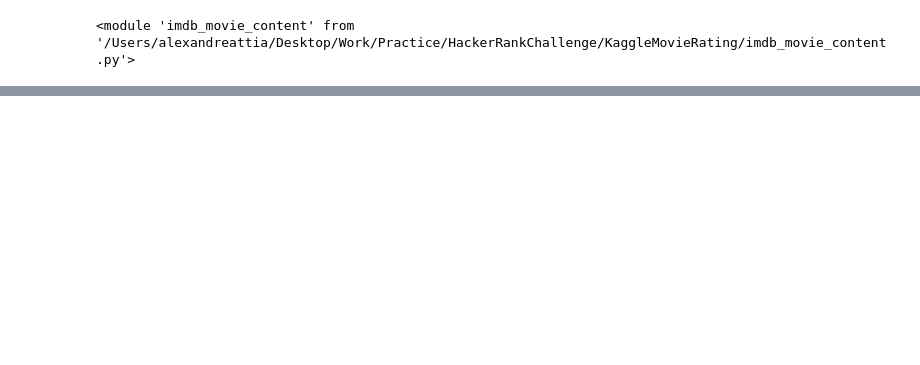
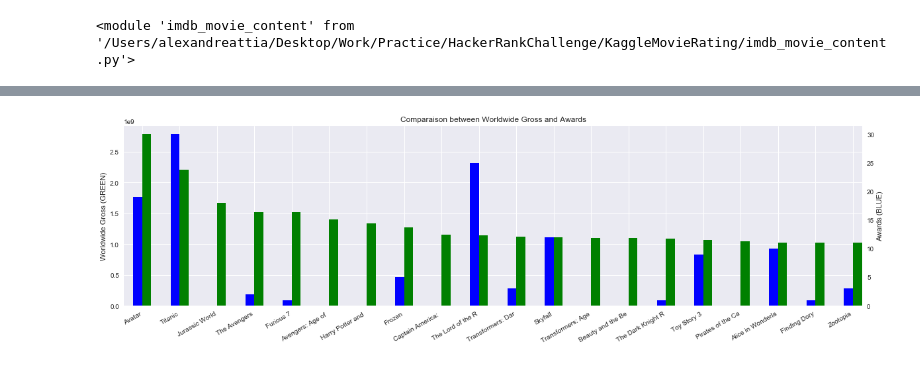
Before and after one commit to alexattia/Data-Science-Projects, a Jupyter notebook: KaggleMovieRating/Exploration.ipynb, the cells around one changed output, grey strips where cells are left out. Cells and saved outputs as stored; diff of their text form; code cells hidden in the pictures; blank space fills up the shorter version.

```diff
--- a/KaggleMovieRating/Exploration.ipynb
+++ b/KaggleMovieRating/Exploration.ipynb
@@ -48,0 +41,20 @@ plt.imshow(im)
+# %%
+sns.set()
+
+d = df.worldwide_gross.sort_values(ascending=False)[:20]
+e = len(award_columns) - df_awards[df_awards.index.isin(d.index)].isnull().sum(axis=1).reindex(d.index)
+margin = 0.05
+width = 4*(1.-2.*margin)/15
+fig = plt.figure(figsize=(20,5))
+ax = fig.add_subplot(111)
+ax2 = ax.twinx()
+d.plot(kind='bar', color='green', ax=ax, width=width, position=0)
+e.plot(kind='bar', color='blue', ax=ax2, width=width, position=1)
+ax.set_ylabel('Worldwide Gross (GREEN)')
+ax2.set_ylabel('Awards (BLUE)')
+ax.set_xlabel('')
+ax.set_title('Comparaison between Worldwide Gross and Awards')
+_ = ax.set_xticklabels([elem[:17] for elem in d.index], rotation = 30, ha='right')
+ax2.grid(False)
+# %% [output]
+[figure, added]
```
Also changed, not shown: parts of 15 cells of this notebook, 1 other file.
